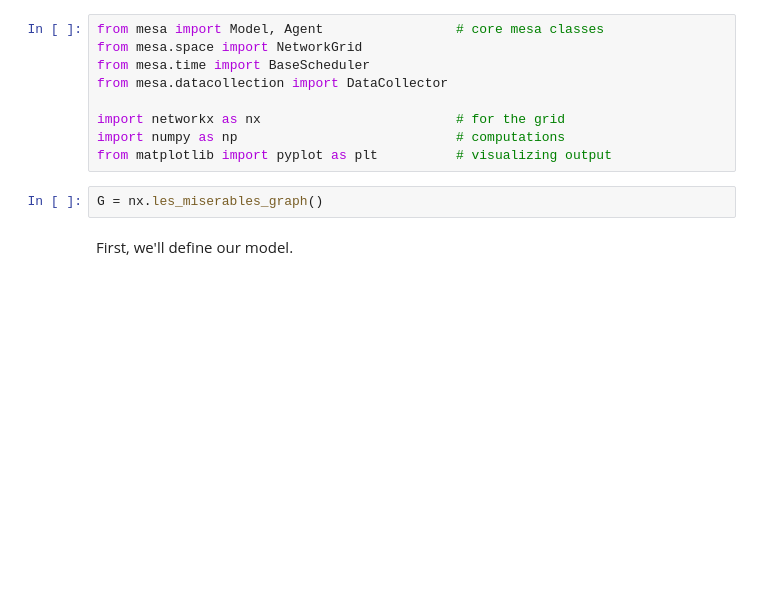
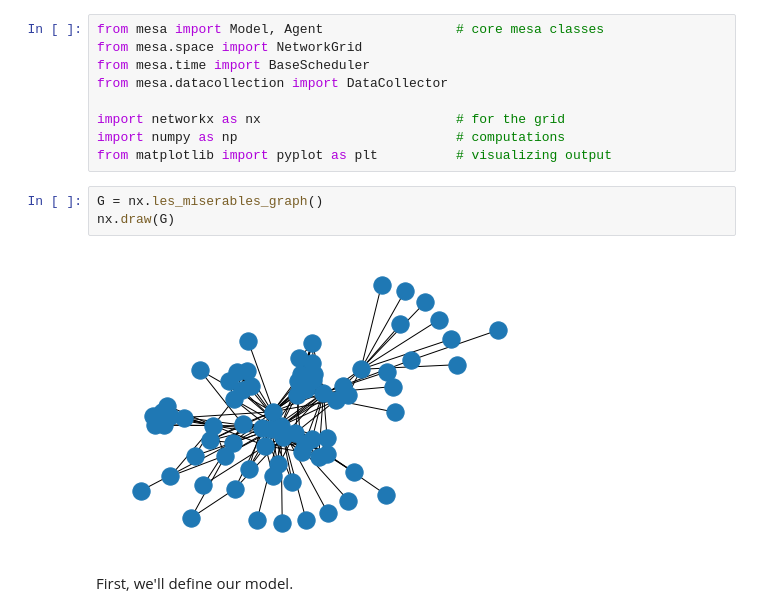
Before and after one commit to PhilChodrow/intro-networks, a Jupyter notebook: docs/notebooks/ABM-1.ipynb, the cells around one changed output. Saved outputs shown, nothing was run; the diff lists cells and outputs as text; blank space fills up the shorter version.

```diff
--- a/docs/notebooks/ABM-1.ipynb
+++ b/docs/notebooks/ABM-1.ipynb
@@ -15,6 +15,9 @@ import numpy as np                            # computations
 from matplotlib import pyplot as plt          # visualizing output
 # %%
 G = nx.les_miserables_graph()
+nx.draw(G)
+# %% [output]
+[figure, added]
 # %% [markdown]
 First, we'll define our model.
 # %%
```
Also changed, not shown: parts of 10 cells of this notebook, 24 other files.
